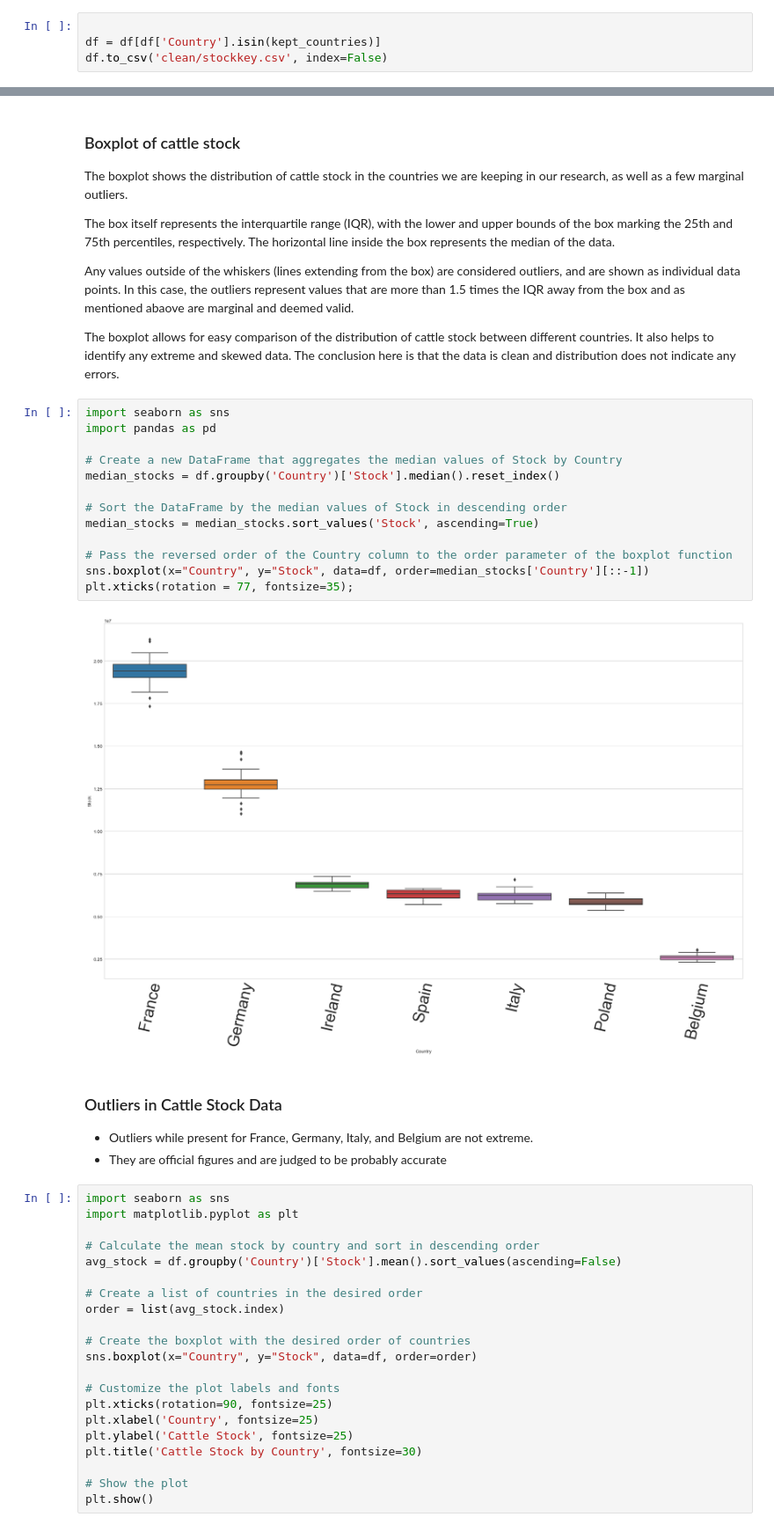
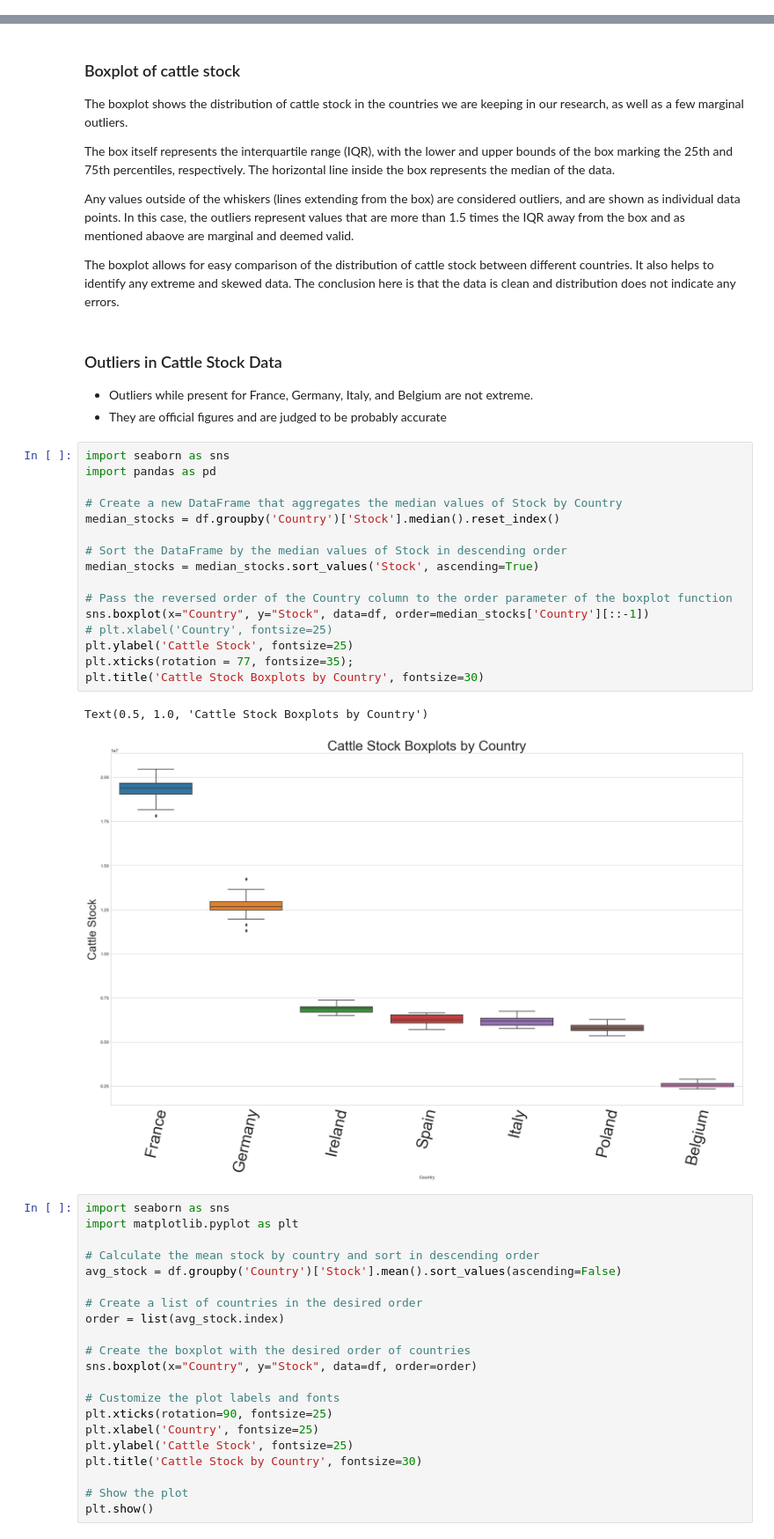
Before and after one commit to ronandownes/beef, a Jupyter notebook: 01_stock_beef.ipynb, the cells around one changed output, grey strips where cells are left out. Shown at 88% size. Drawn from its saved outputs; the diff is of its cells as text.

```diff
--- a/01_stock_beef.ipynb
+++ b/01_stock_beef.ipynb
@@ -564,4 +602,0 @@ os.listdir('clean')
-# %%
-
-df = df[df['Country'].isin(kept_countries)]
-df.to_csv('clean/stockkey.csv', index=False)
@@ -575,25 +619,29 @@ The box itself represents the interquartile range (IQR), with the lower and uppe
 Any values outside of the whiskers (lines extending from the box) are considered outliers, and are shown as individual data points. In this case, the outliers represent values that are more than 1.5 times the IQR away from the box and as mentioned abaove are marginal and deemed valid.
 
 The boxplot allows for easy comparison of the distribution of cattle stock between different countries. It also helps to identify any extreme and skewed data. The conclusion here is that the data is clean and distribution does not indicate any errors.
-# %%
-import seaborn as sns
-import pandas as pd
-
-# Create a new DataFrame that aggregates the median values of Stock by Country
-median_stocks = df.groupby('Country')['Stock'].median().reset_index()
-
-# Sort the DataFrame by the median values of Stock in descending order
-median_stocks = median_stocks.sort_values('Stock', ascending=True)
-
-# Pass the reversed order of the Country column to the order parameter of the boxplot function
-sns.boxplot(x="Country", y="Stock", data=df, order=median_stocks['Country'][::-1])
-plt.xticks(rotation = 77, fontsize=35);
-# %% [output]
-[figure, removed]
 # %% [markdown]
 ### Outliers in Cattle Stock Data
 - Outliers while present for France, Germany, Italy, and Belgium are not extreme.
 - They are official figures and are judged to be probably accurate
+# %%
+import seaborn as sns
+import pandas as pd
+
+# Create a new DataFrame that aggregates the median values of Stock by Country
+median_stocks = df.groupby('Country')['Stock'].median().reset_index()
+
+# Sort the DataFrame by the median values of Stock in descending order
+median_stocks = median_stocks.sort_values('Stock', ascending=True)
+
+# Pass the reversed order of the Country column to the order parameter of the boxplot function
+sns.boxplot(x="Country", y="Stock", data=df, order=median_stocks['Country'][::-1])
+# plt.xlabel('Country', fontsize=25)
+plt.ylabel('Cattle Stock', fontsize=25)
+plt.xticks(rotation = 77, fontsize=35);
+plt.title('Cattle Stock Boxplots by Country', fontsize=30)
+# %% [output]
+Text(0.5, 1.0, 'Cattle Stock Boxplots by Country')
+[figure, added]
 # %%
 import seaborn as sns
 import matplotlib.pyplot as plt
```
Also changed, not shown: parts of 24 cells of this notebook, 7 other files.
